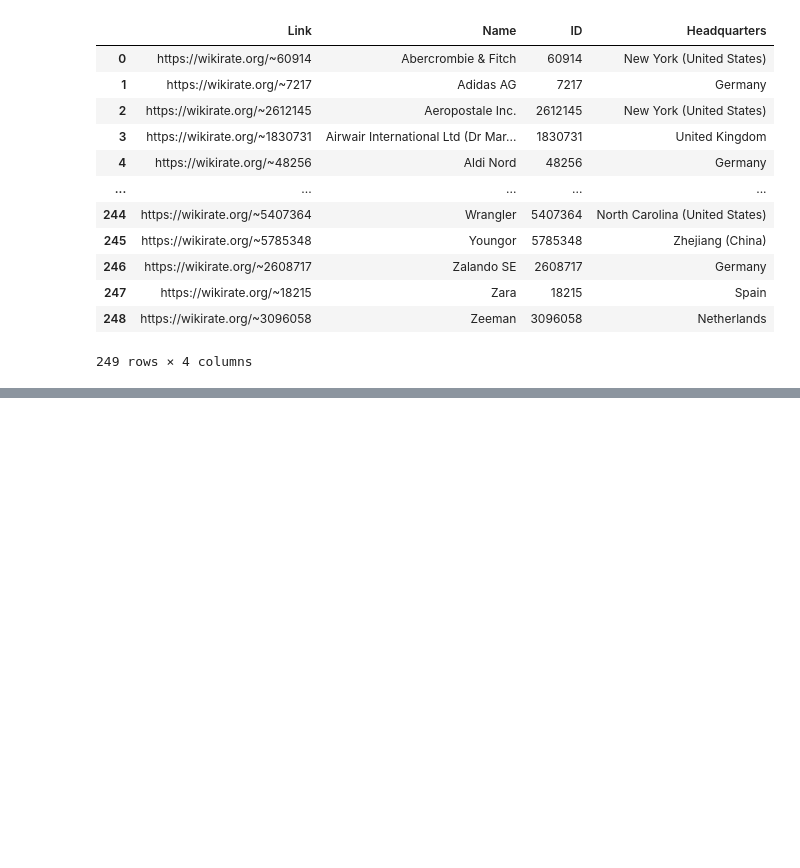
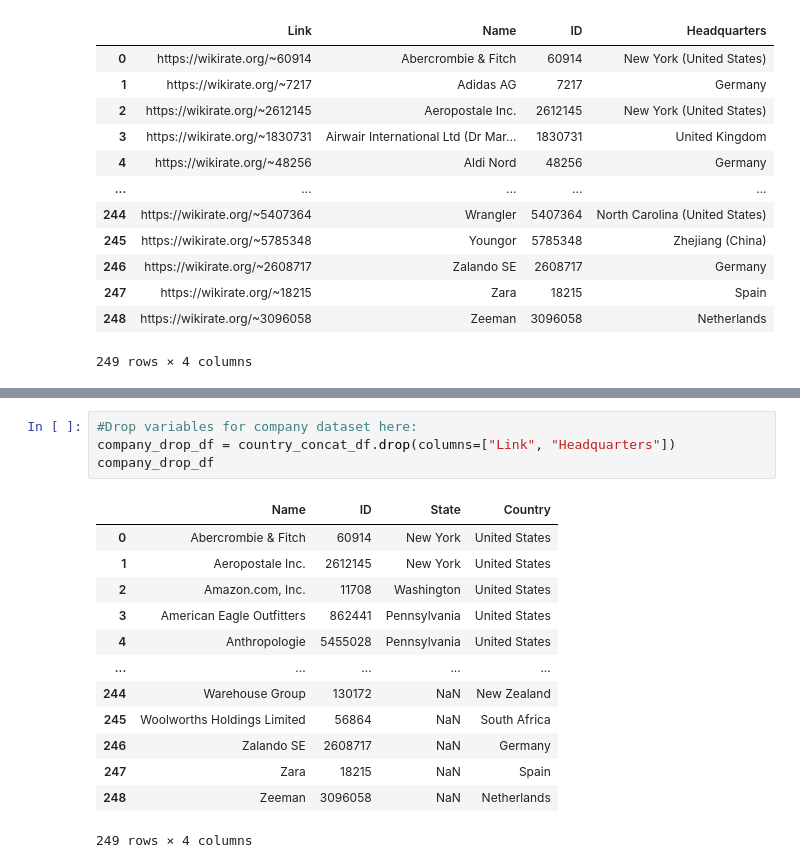
Before and after one commit to aspenjack/Ethical-Fashion, a Jupyter notebook: Ethical-Fashion_v1.ipynb, the cells around one changed output, grey strips where cells are left out. Saved outputs shown, nothing was run; the diff lists cells and outputs as text; blank space fills up the shorter version.

```diff
--- a/Ethical-Fashion_v1.ipynb
+++ b/Ethical-Fashion_v1.ipynb
@@ -194,0 +320,18 @@ no_state_df
+# %%
+#Drop variables for company dataset here:
+company_drop_df = country_concat_df.drop(columns=["Link", "Headquarters"])
+company_drop_df
+# %% [output]
+|  | Name | ID | State | Country |
+| 0 | Abercrombie & Fitch | 60914 | New York | United States |
+| 1 | Aeropostale Inc. | 2612145 | New York | United States |
+| 2 | Amazon.com, Inc. | 11708 | Washington | United States |
+| 3 | American Eagle Outfitters | 862441 | Pennsylvania | United States |
+| 4 | Anthropologie | 5455028 | Pennsylvania | United States |
+| ... | ... | ... | ... | ... |
+| 244 | Warehouse Group | 130172 | NaN | New Zealand |
+| 245 | Woolworths Holdings Limited | 56864 | NaN | South Africa |
+| 246 | Zalando SE | 2608717 | NaN | Germany |
+| 247 | Zara | 18215 | NaN | Spain |
+| 248 | Zeeman | 3096058 | NaN | Netherlands |
+249 rows × 4 columns
```
Also changed, not shown: parts of 29 cells of this notebook.
